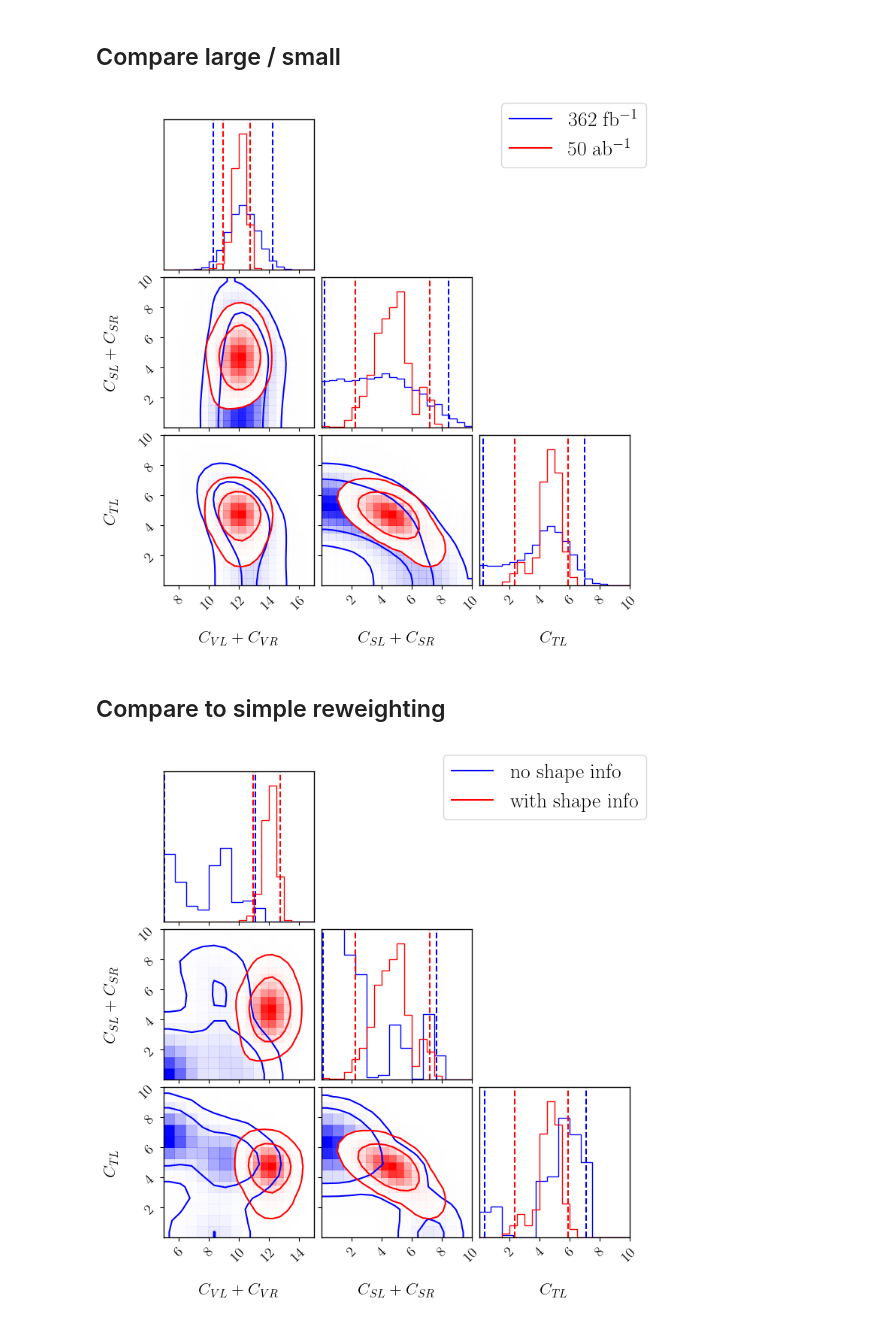
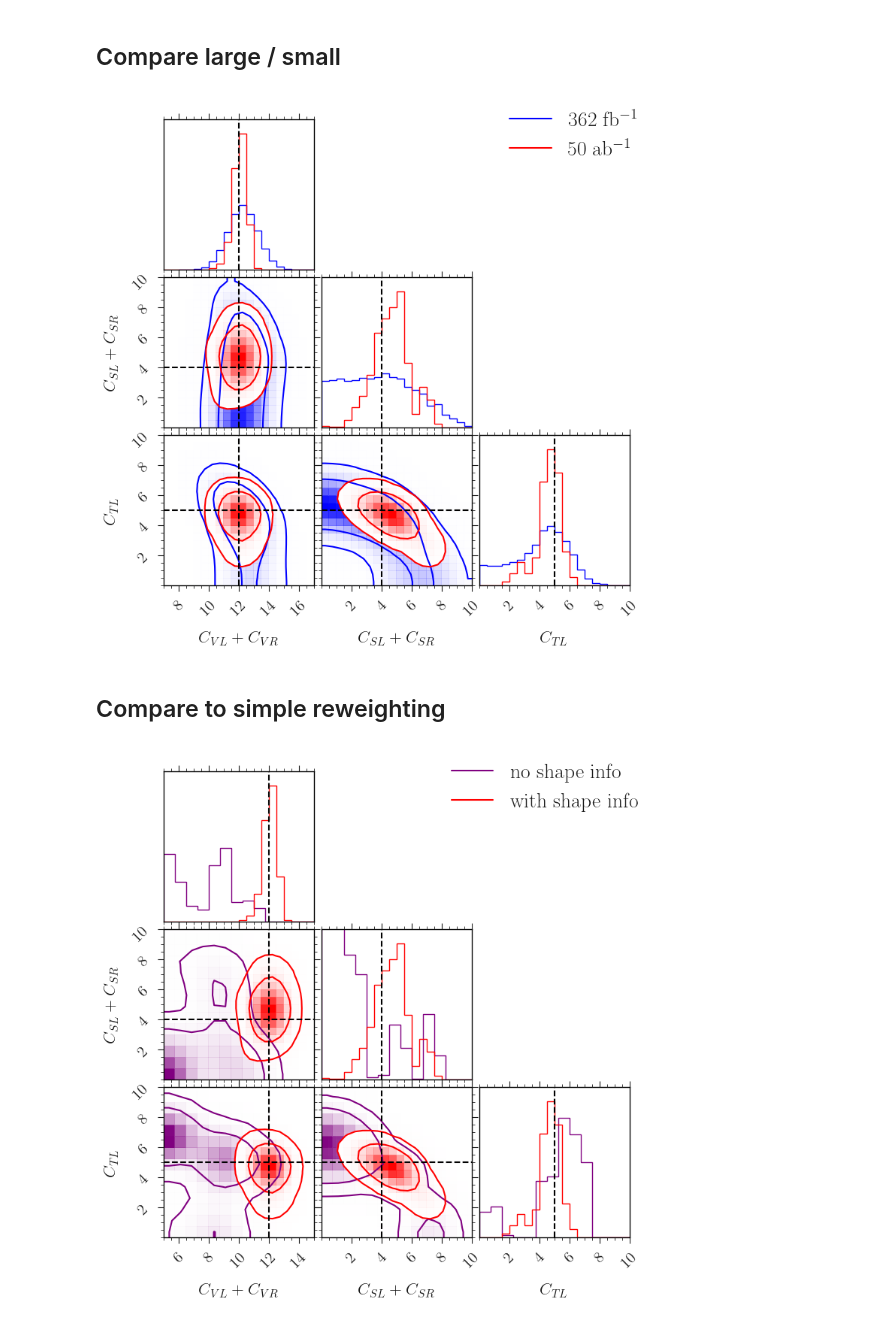
Before and after one commit to lorenzennio/redist, a Jupyter notebook: examples/knunu_plot_samples.ipynb, the cells around one changed output. Drawn from its saved outputs; the diff is of its cells as text; code cells hidden in the pictures.

Commit message:
better corner plots

```diff
--- a/examples/knunu_plot_samples.ipynb
+++ b/examples/knunu_plot_samples.ipynb
@@ -108,7 +106,6 @@ fig = corner.corner(post_data_small.posterior,
                     var_names=['cvl', 'csl', 'ctl'],
                     bins=20,
                     levels=(0.68, 0.95),
-                    quantiles=(0.025, 0.975),
                     range = [(8., 18), (0,10), (0,10)],
                     smooth=1.5,
                     labels=labels,
@@ -120,7 +117,6 @@ fig = corner.corner(post_data_large.posterior,
                     var_names=['cvl', 'csl', 'ctl'],
                     bins=20,
                     levels=(0.68, 0.95),
-                    quantiles=(0.025, 0.975),
                     range = [(7., 17), (0,10), (0,10)],
                     smooth=1.5,
                     labels=labels,
@@ -128,6 +124,10 @@ fig = corner.corner(post_data_large.posterior,
                     plot_datapoints=False,
                     fig=fig
                     );
+
+truewcs = [12, 4, 5]
+corner.overplot_lines(fig, truewcs, color='k', label='true model', linestyle='--')
+# corner.overplot_points(fig, truewcs[None], marker="s", color="C1")
 
 fig.legend(
         handles=[
@@ -140,7 +140,7 @@ fig.legend(
 plt.savefig(file)
 plt.show()
 # %% [output]
-[figure, old version]
+[figure, new version]
 # %% [markdown]
 ## Compare to simple reweighting
 # %%
@@ -158,36 +158,36 @@ fig = corner.corner(post_data_large_1b.posterior,
                     var_names=['cvl', 'csl', 'ctl'],
                     bins=20,
                     levels=(0.68, 0.95),
-                    quantiles=(0.025, 0.975),
                     range = [(5., 20), (0,15), (0,15)],
                     smooth=1.5,
                     labels=labels,
-                    color='blue',
+                    color='purple',
                     plot_datapoints=False
                     );
 
 fig = corner.corner(post_data_large.posterior,
                     var_names=['cvl', 'csl', 'ctl'],
                     bins=20,
                     levels=(0.68, 0.95),
-                    quantiles=(0.025, 0.975),
                     range = [(5., 15), (0,10), (0,10)],
                     smooth=1.5,
                     labels=labels,
                     color='red',
                     plot_datapoints=False,
                     fig=fig
                     );
 
+corner.overplot_lines(fig, truewcs, color='k', label='true model', linestyle='--')
+
 fig.legend(
         handles=[
-            mlines.Line2D([], [], color='blue', label='no shape info'),
+            mlines.Line2D([], [], color='purple', label='no shape info'),
             mlines.Line2D([], [], color='red', label='with shape info'),
         ],
         fontsize=20, loc="upper right"
     )
 
 plt.savefig(file)
 plt.show()
 # %% [output]
-[figure, old version]
+[figure, new version]
```
Also changed, not shown: parts of 7 cells of this notebook.
